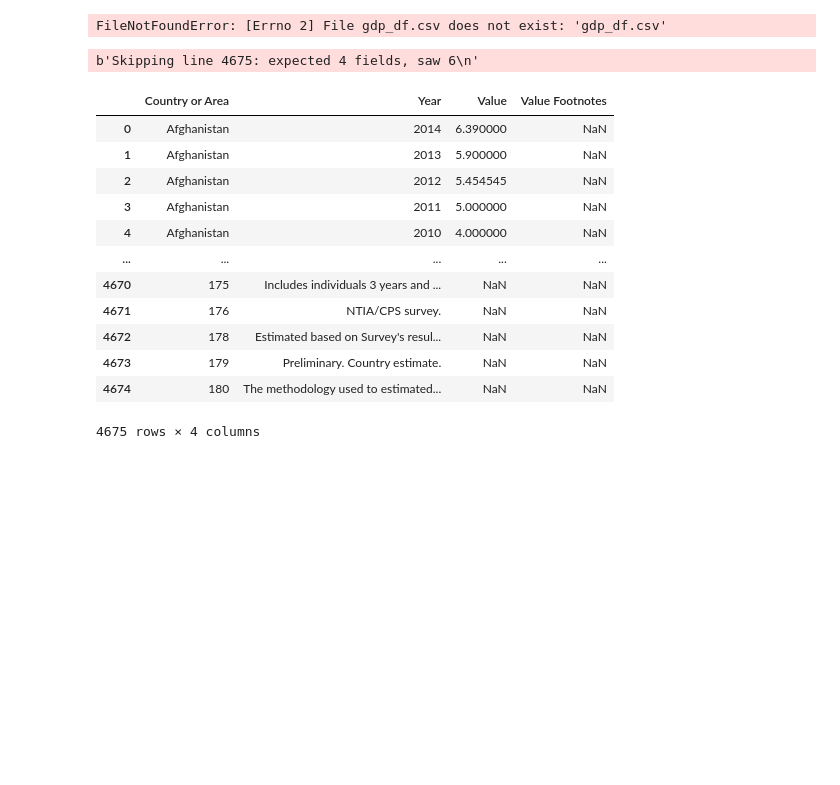
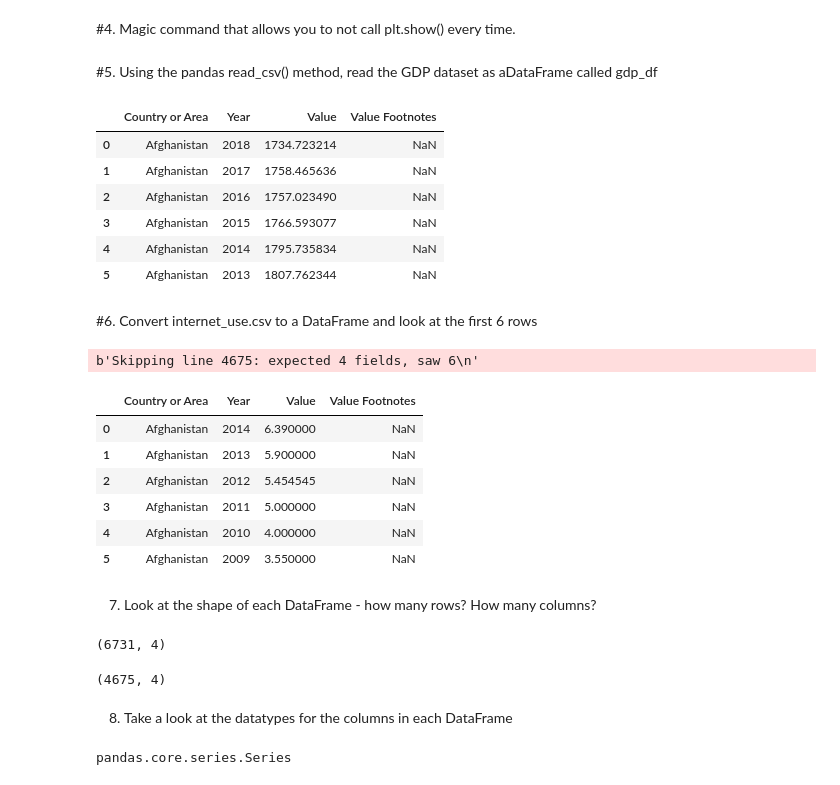
Before and after one commit to ClintNanney/UN-Data-Sets-Project, a Jupyter notebook: notebooks/Gross Domestic Product and Internet Usage.ipynb, the cells around one changed output. Drawn from its saved outputs; the diff is of its cells as text; code cells hidden in the pictures; blank space fills up the shorter version.

```diff
--- a/notebooks/Gross Domestic Product and Internet Usage.ipynb
+++ b/notebooks/Gross Domestic Product and Internet Usage.ipynb
@@ -3,28 +5,51 @@ import pandas as pd
 import numpy as np
 import matplotlib.pyplot as plt
 import seaborn as sns
+# %% [markdown]
+#4. Magic command that allows you to not call plt.show() every time.
 # %%
 %matplotlib inline
+# %% [markdown]
+#5. Using the pandas  read_csv() method, read the GDP dataset as aDataFrame called gdp_df
 # %%
-gdp_df = pd.read_csv('gdp_df.csv')
-gdp_df
+gdp_df = pd.read_csv('gdp_percapita.csv')
+gdp_df.head(6)
 # %% [output]
-FileNotFoundError: [Errno 2] File gdp_df.csv does not exist: 'gdp_df.csv'
+|  | Country or Area | Year | Value | Value Footnotes |
+| 0 | Afghanistan | 2018 | 1734.723214 | NaN |
+| 1 | Afghanistan | 2017 | 1758.465636 | NaN |
+| 2 | Afghanistan | 2016 | 1757.023490 | NaN |
+| 3 | Afghanistan | 2015 | 1766.593077 | NaN |
+| 4 | Afghanistan | 2014 | 1795.735834 | NaN |
+| 5 | Afghanistan | 2013 | 1807.762344 | NaN |
+# %% [markdown]
+#6. Convert internet_use.csv to a DataFrame and look at the first 6 rows
 # %%
 internet_df = pd.read_csv('internet_use.csv', error_bad_lines = False)
-internet_df
+internet_df.head(6)
 # %% [output]
 b'Skipping line 4675: expected 4 fields, saw 6\n'
 |  | Country or Area | Year | Value | Value Footnotes |
 | 0 | Afghanistan | 2014 | 6.390000 | NaN |
 | 1 | Afghanistan | 2013 | 5.900000 | NaN |
 | 2 | Afghanistan | 2012 | 5.454545 | NaN |
 | 3 | Afghanistan | 2011 | 5.000000 | NaN |
 | 4 | Afghanistan | 2010 | 4.000000 | NaN |
-| ... | ... | ... | ... | ... |
-| 4670 | 175 | Includes individuals 3 years and ... | NaN | NaN |
-| 4671 | 176 | NTIA/CPS survey. | NaN | NaN |
-| 4672 | 178 | Estimated based on Survey's resul... | NaN | NaN |
-| 4673 | 179 | Preliminary. Country estimate. | NaN | NaN |
-| 4674 | 180 | The methodology used to estimated... | NaN | NaN |
+| 5 | Afghanistan | 2009 | 3.550000 | NaN |
-4675 rows × 4 columns
+# %% [markdown]
+7. Look at the shape of each DataFrame - how many rows? How many columns?
+# %%
+gdp_df.shape
+# %% [output]
+(6731, 4)
+# %%
+internet_df.shape
+# %% [output]
+(4675, 4)
+# %% [markdown]
+8. Take a look at the datatypes for the columns in each DataFrame
+# %%
+gdp_df.head()
+type(gdp_df['Country or Area'])
+# %% [output]
+pandas.core.series.Series
```
Also changed, not shown: parts of 100 cells of this notebook.
